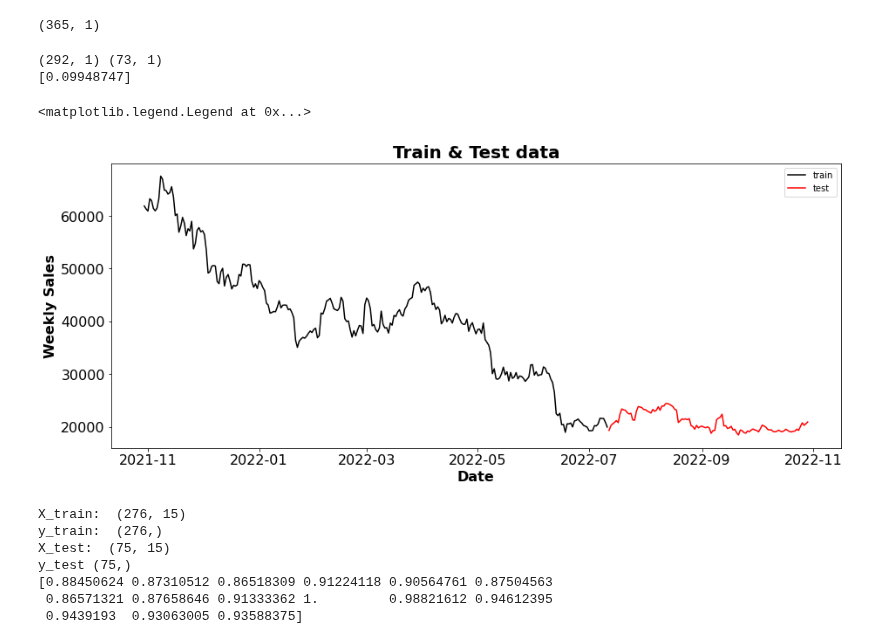
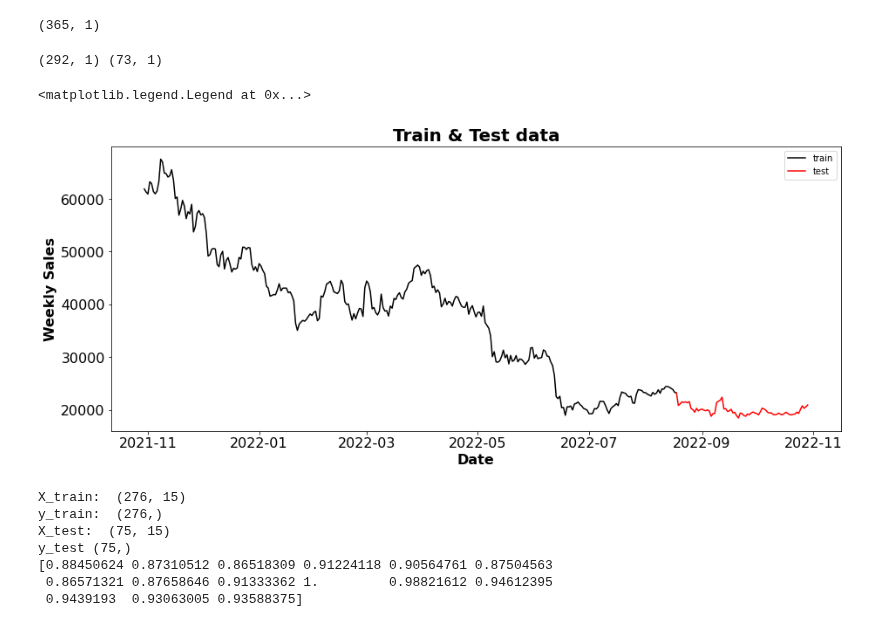
Before and after one commit to huy2212/bitcoin_price_prediction, a Jupyter notebook: XG_BOOST.ipynb, the cells around one changed output. Drawn from its saved outputs; the diff is of its cells as text; code cells hidden in the pictures.

```diff
--- a/XG_BOOST.ipynb
+++ b/XG_BOOST.ipynb
@@ -89,29 +89,27 @@ print(df_close.shape)
 # %% [output]
 (365, 1)
 # %%
-train_size = int(df['close'].shape[0] * 0.8)
-test_size = int(df['close'].shape[0] - train_size)
+train_size = int(df_close.shape[0] * 0.8)
+test_size = int(df_close.shape[0] - train_size)
 train_data, test_data = df_close[0:train_size, :], df_close[train_size:len(df_close),]
 print(train_data.shape, test_data.shape)
-print(train_data[-1])
 # %% [output]
 (292, 1) (73, 1)
-[0.09948747]
 # %%
 fig, ax = plt.subplots(figsize=(15, 6))
-sns.lineplot(x = df['date'][:255], y = df['close'][:255], color = 'black')
-sns.lineplot(x = df['date'][255:], y = df['close'][255:], color = 'red')
+sns.lineplot(x = df['date'][:293], y = df['close'][:293], color = 'black')
+sns.lineplot(x = df['date'][292:], y = df['close'][292:], color = 'red')
 
 # Formatting
 ax.set_title('Train & Test data', fontsize = 20, loc='center', fontdict=dict(weight='bold'))
 ax.set_xlabel('Date', fontsize = 16, fontdict=dict(weight='bold'))
 ax.set_ylabel('Weekly Sales', fontsize = 16, fontdict=dict(weight='bold'))
 plt.tick_params(axis='y', which='major', labelsize=16)
 plt.tick_params(axis='x', which='major', labelsize=16)
 plt.legend(loc='upper right' ,labels = ('train', 'test'))
 # %% [output]
 <matplotlib.legend.Legend at 0x...>
-[figure, old version]
+[figure, new version]
 # %%
 # convert an array of values into a dataset matrix for predicting purpose
 def create_dataset(dataset, time_step, close):
```
Also changed, not shown: parts of 1 cell of this notebook.
